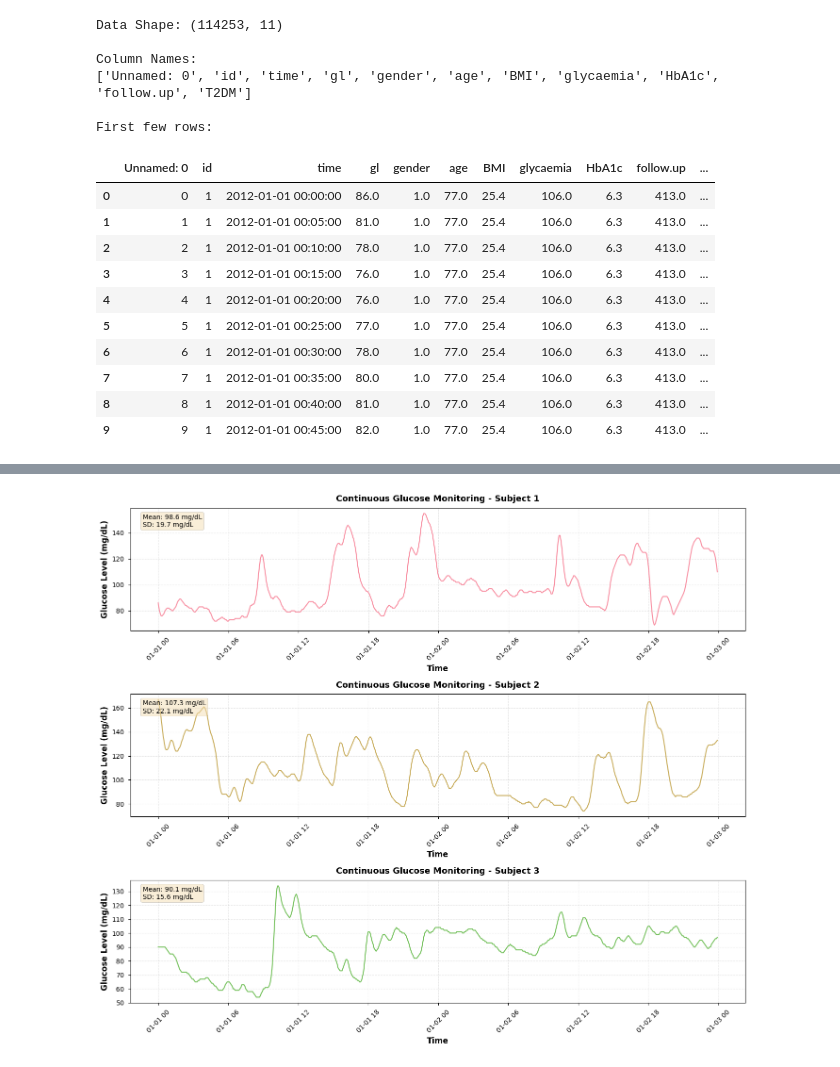
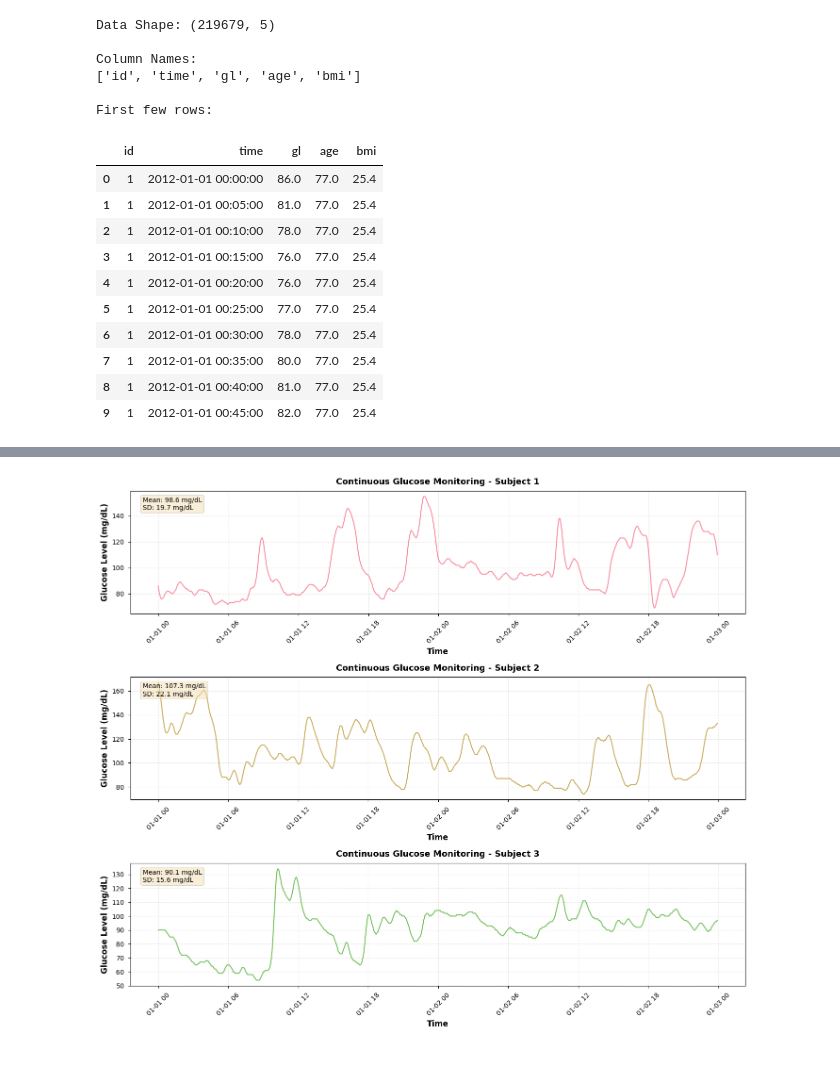
Before and after one commit to Jungle2003/GlucosePrediction, a Jupyter notebook: src/Data/origin_data_plot.ipynb, the cells around one changed output, grey strips where cells are left out. Drawn from its saved outputs; the diff is of its cells as text; code cells hidden in the pictures.

```diff
--- a/src/Data/origin_data_plot.ipynb
+++ b/src/Data/origin_data_plot.ipynb
@@ -19,36 +19,37 @@ plt.rcParams['legend.fontsize'] = 10
 plt.rcParams['figure.dpi'] = 100
 # %%
 # 读取colas.csv数据
-data_path = '../../SourceData/colas.csv'
+data_path = '../DataFormat/merged_cgm_data.csv'
+# data_path = '../../SourceData/colas.csv'
 df = pd.read_csv(data_path)
 
 # 转换时间列为datetime格式
 df['time'] = pd.to_datetime(df['time'])
 
 # 显示数据基本信息
 print("Data Shape:", df.shape)
 print("\nColumn Names:")
 print(df.columns.tolist())
 print("\nFirst few rows:")
 df.head(10)
 # %% [output]
-Data Shape: (114253, 11)
+Data Shape: (219679, 5)
 
 Column Names:
-['Unnamed: 0', 'id', 'time', 'gl', 'gender', 'age', 'BMI', 'glycaemia', 'HbA1c', 'follow.up', 'T2DM']
+['id', 'time', 'gl', 'age', 'bmi']
 
 First few rows:
-|  | Unnamed: 0 | id | time | gl | gender | age | BMI | glycaemia | HbA1c | follow.up | ... |
-| 0 | 0 | 1 | 2012-01-01 00:00:00 | 86.0 | 1.0 | 77.0 | 25.4 | 106.0 | 6.3 | 413.0 | ... |
-| 1 | 1 | 1 | 2012-01-01 00:05:00 | 81.0 | 1.0 | 77.0 | 25.4 | 106.0 | 6.3 | 413.0 | ... |
-| 2 | 2 | 1 | 2012-01-01 00:10:00 | 78.0 | 1.0 | 77.0 | 25.4 | 106.0 | 6.3 | 413.0 | ... |
-| 3 | 3 | 1 | 2012-01-01 00:15:00 | 76.0 | 1.0 | 77.0 | 25.4 | 106.0 | 6.3 | 413.0 | ... |
-| 4 | 4 | 1 | 2012-01-01 00:20:00 | 76.0 | 1.0 | 77.0 | 25.4 | 106.0 | 6.3 | 413.0 | ... |
-| 5 | 5 | 1 | 2012-01-01 00:25:00 | 77.0 | 1.0 | 77.0 | 25.4 | 106.0 | 6.3 | 413.0 | ... |
-| 6 | 6 | 1 | 2012-01-01 00:30:00 | 78.0 | 1.0 | 77.0 | 25.4 | 106.0 | 6.3 | 413.0 | ... |
-| 7 | 7 | 1 | 2012-01-01 00:35:00 | 80.0 | 1.0 | 77.0 | 25.4 | 106.0 | 6.3 | 413.0 | ... |
-| 8 | 8 | 1 | 2012-01-01 00:40:00 | 81.0 | 1.0 | 77.0 | 25.4 | 106.0 | 6.3 | 413.0 | ... |
-| 9 | 9 | 1 | 2012-01-01 00:45:00 | 82.0 | 1.0 | 77.0 | 25.4 | 106.0 | 6.3 | 413.0 | ... |
+|  | id | time | gl | age | bmi |
+| 0 | 1 | 2012-01-01 00:00:00 | 86.0 | 77.0 | 25.4 |
+| 1 | 1 | 2012-01-01 00:05:00 | 81.0 | 77.0 | 25.4 |
+| 2 | 1 | 2012-01-01 00:10:00 | 78.0 | 77.0 | 25.4 |
+| 3 | 1 | 2012-01-01 00:15:00 | 76.0 | 77.0 | 25.4 |
+| 4 | 1 | 2012-01-01 00:20:00 | 76.0 | 77.0 | 25.4 |
+| 5 | 1 | 2012-01-01 00:25:00 | 77.0 | 77.0 | 25.4 |
+| 6 | 1 | 2012-01-01 00:30:00 | 78.0 | 77.0 | 25.4 |
+| 7 | 1 | 2012-01-01 00:35:00 | 80.0 | 77.0 | 25.4 |
+| 8 | 1 | 2012-01-01 00:40:00 | 81.0 | 77.0 | 25.4 |
+| 9 | 1 | 2012-01-01 00:45:00 | 82.0 | 77.0 | 25.4 |
 # %%
 # 数据统计摘要
 print("Statistical Summary:")
```
Also changed, not shown: parts of 6 cells of this notebook, 4 other files.
